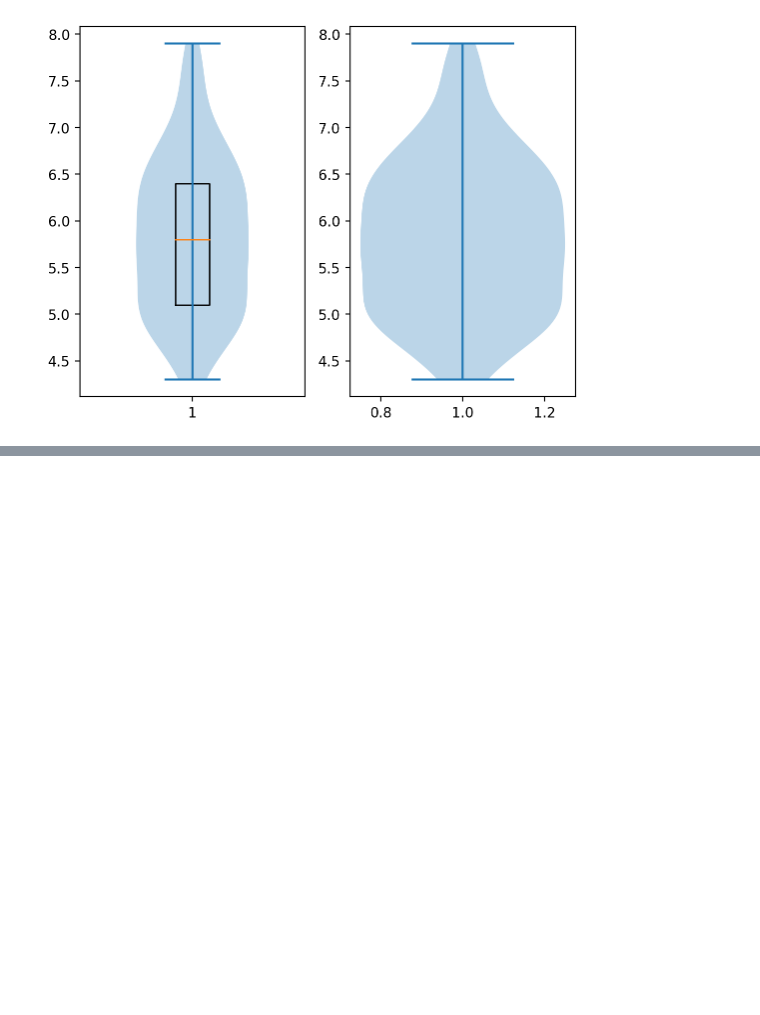
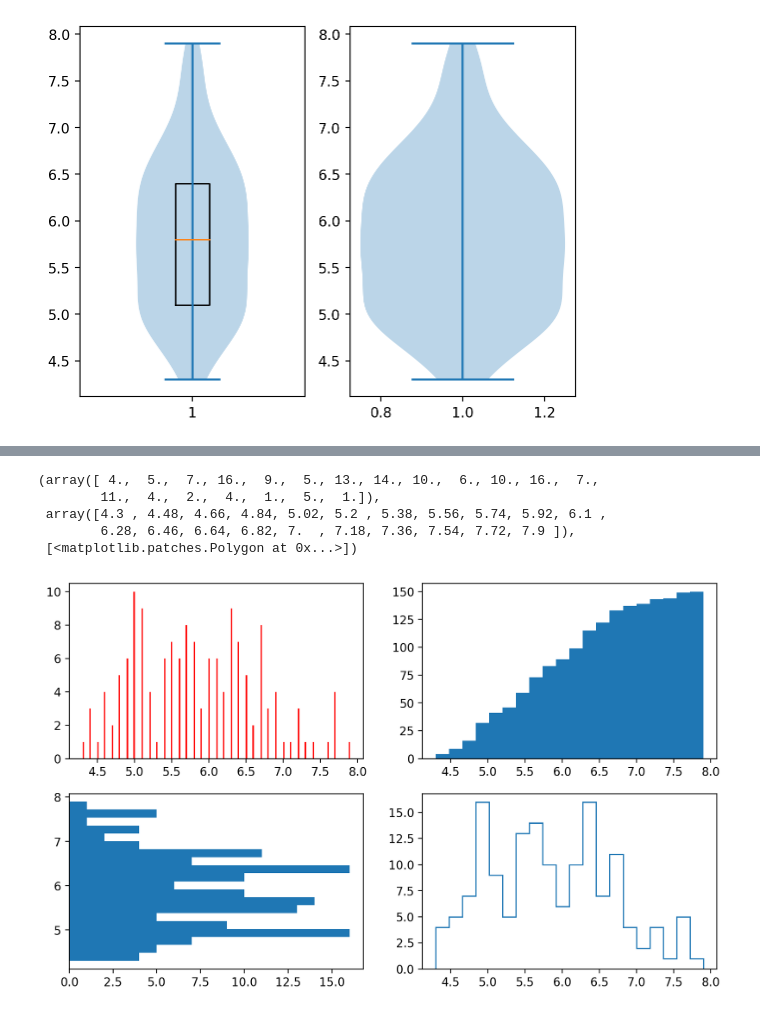
Before and after one commit to yeonhwa88/aidiary, a Jupyter notebook: source/07_python/ch13_데이터시각화_2절matplotlib.ipynb, the cells around one changed output, grey strips where cells are left out. Cells and saved outputs as stored; diff of their text form; code cells hidden in the pictures; blank space fills up the shorter version.

```diff
--- a/source/07_python/ch13_데이터시각화_2절matplotlib.ipynb
+++ b/source/07_python/ch13_데이터시각화_2절matplotlib.ipynb
@@ -230,0 +250,16 @@ plt.show()
+# %%
+# hist - 히스토그램(도수분포표를 그래프화)
+import seaborn as sns
+iris = sns.load_dataset('iris')
+fig, axes = plt.subplots(2, 2, figsize=(10, 6))
+axes[0,0].hist(iris.sepal_length, bins=200, color='r') # bins 숫자가 오르면 너비가 쫍아짐
+axes[0,1].hist(iris.sepal_length, bins=20, cumulative=True) # 누적 히스토그램
+axes[1,0].hist(iris.sepal_length, bins=20, orientation='horizontal') # 수평 히스토그램
+axes[1,1].hist(iris.sepal_length, bins=20, histtype='step')
+# %% [output]
+(array([ 4.,  5.,  7., 16.,  9.,  5., 13., 14., 10.,  6., 10., 16.,  7.,
+        11.,  4.,  2.,  4.,  1.,  5.,  1.]),
+ array([4.3 , 4.48, 4.66, 4.84, 5.02, 5.2 , 5.38, 5.56, 5.74, 5.92, 6.1 ,
+        6.28, 6.46, 6.64, 6.82, 7.  , 7.18, 7.36, 7.54, 7.72, 7.9 ]),
+ [<matplotlib.patches.Polygon at 0x...>])
+[figure, added]
```
Also changed, not shown: parts of 24 cells of this notebook, 3 other files.
